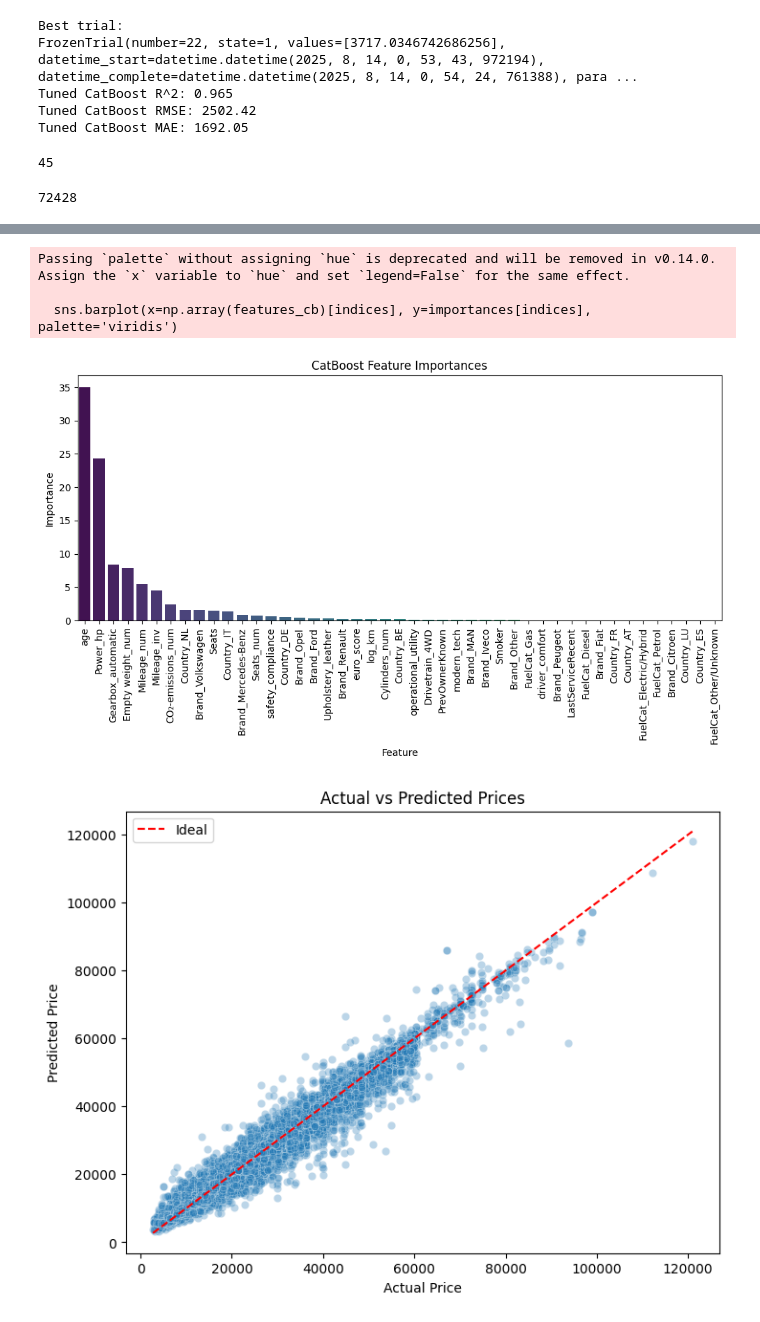
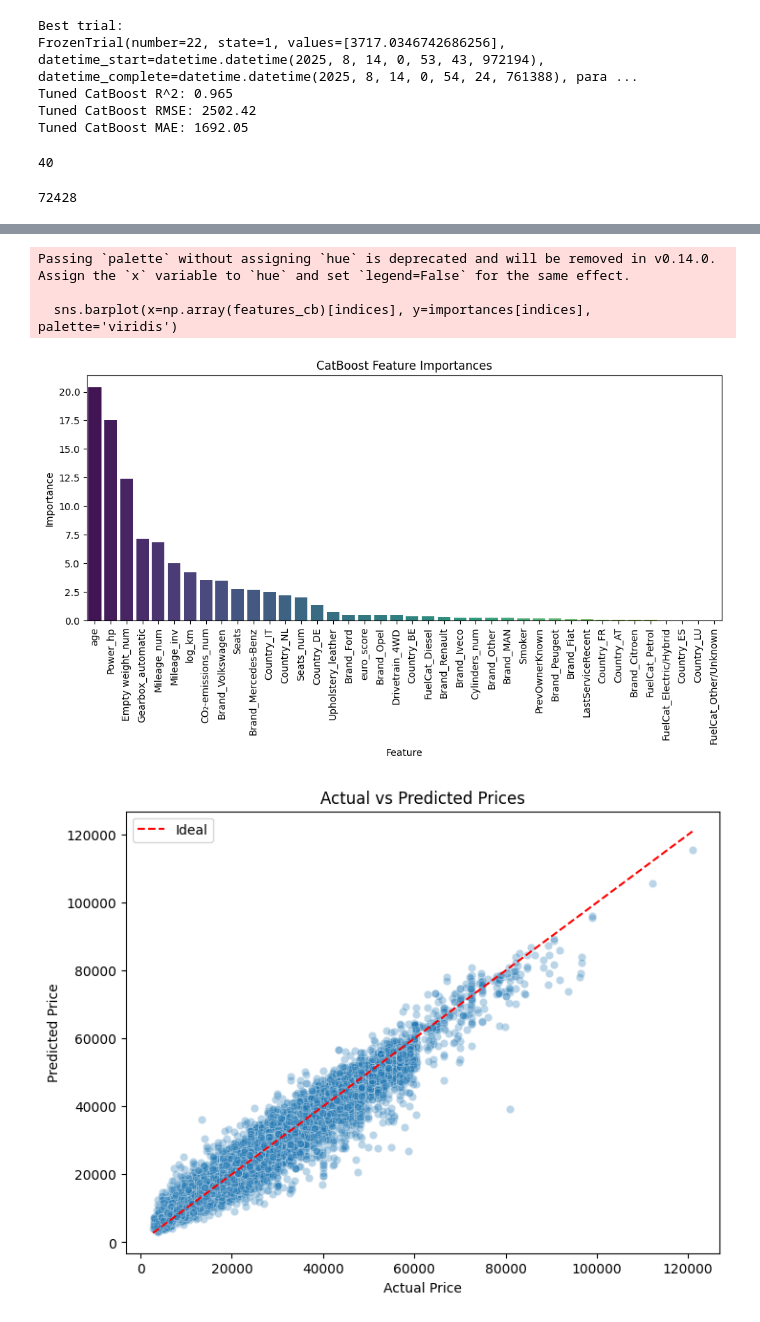
Before and after one commit to jaxver/autoscout_bs4scraper, a Jupyter notebook: as24_analysis.ipynb, the cells around one changed output, grey strips where cells are left out. Saved outputs shown, nothing was run; the diff lists cells and outputs as text; code cells hidden in the pictures.

```diff
--- a/as24_analysis.ipynb
+++ b/as24_analysis.ipynb
@@ -137,40 +175,6 @@ Covariance Type:            nonrobust
 from catboost import CatBoostRegressor, Pool
 import pandas as pd
 import numpy as np
-
-# Load parquet file
-df_cb = pd.read_parquet("data/as24ListingDetails_cleaned.parquet")
-
-# Select features and target (similar to previous regression model)
-target = 'price_num'
-features_cb = [
-    col for col in df_cb.columns
-    if (
-        col.endswith('_num') or
-        col in [
-            'age','Power_hp', 'PrevOwnerKnown', 'LastServiceRecent',
-            'Drivetrain_4WD', 'Upholstery_leather', 'Warranty_present', 'Warranty_months',
-            'FuelConsumption_l100km', 'Seats',  'Smoker', 'Gearbox_automatic',
-            'Mileage_inv','log_km', 'euro_score',
-            'modern_tech', 'safety_compliance', 'driver_comfort', 'operational_utility'
-        ] or
-        col.startswith('SellerType_') or
-        col.startswith('Brand_') or
-        col.startswith('Country_') or
-        col.startswith('FuelCat_')
-    )
-]
-
-# Remove features not wanted (same as previous)
-features_cb = [
-    f for f in features_cb if f not in [
-        'price_num', 'price',
-        'Warranty_present', 'Warranty_months', 'FuelConsumption_l100km',
-        'Engine size_num', 'Power_kW',
-        'EmissionClass_euro 1', 'EmissionClass_euro 2', 'EmissionClass_euro 3',
-        'Doors'
-    ]
-]
 
 
 # Drop NA rows for selected features and target
@@ -296,8 +300,6 @@ Tuned CatBoost RMSE: 2502.42
 Tuned CatBoost MAE: 1692.05
 # %%
 display(len(features_cb), len(df_cb))
-model_cb.save_model("catboost_info/catboost_price_model.cbm")
-model_cb_tuned.save_model("catboost_info/catboost_price_model_tuned.cbm")
 # %% [output]
-45
+40
 72428
@@ -316,39 +322,39 @@ plt.ylabel('Count')
 plt.show()
 
 # 2. Feature importances
-importances = model_cb_tuned.feature_importances_
+importances = model_cb.feature_importances_
 indices = np.argsort(importances)[::-1]
 plt.figure(figsize=(10,6))
 sns.barplot(x=np.array(features_cb)[indices], y=importances[indices], palette='viridis')
 plt.xticks(rotation=90)
 plt.title('CatBoost Feature Importances')
 plt.xlabel('Feature')
 plt.ylabel('Importance')
 plt.tight_layout()
 plt.show()
 
 # 3. Actual vs Predicted Prices
 plt.figure(figsize=(8,6))
-sns.scatterplot(x=y_cb, y=y_pred_cb_tuned, alpha=0.3)
+sns.scatterplot(x=y_cb, y=y_pred_cb, alpha=0.3)
 plt.plot([y_cb.min(), y_cb.max()], [y_cb.min(), y_cb.max()], 'r--', label='Ideal')
 plt.title('Actual vs Predicted Prices')
 plt.xlabel('Actual Price')
 plt.ylabel('Predicted Price')
 plt.legend()
 plt.show()
 
 # 4. Residuals distribution
-residuals = y_cb - y_pred_cb_tuned
+residuals = y_cb - y_pred_cb
 plt.figure(figsize=(8,5))
 sns.histplot(residuals, bins=50, kde=True, color='salmon')
 plt.title('Distribution of Residuals (Actual - Predicted)')
 plt.xlabel('Residual')
 plt.ylabel('Count')
 plt.show()
 # %% [output]
 [figure]
 Passing `palette` without assigning `hue` is deprecated and will be removed in v0.14.0. Assign the `x` variable to `hue` and set `legend=False` for the same effect.
 
   sns.barplot(x=np.array(features_cb)[indices], y=importances[indices], palette='viridis')
-[figure, old version]
+[figure, new version]
-[figure, old version]
+[figure, new version]
```
Also changed, not shown: parts of 9 cells of this notebook.
